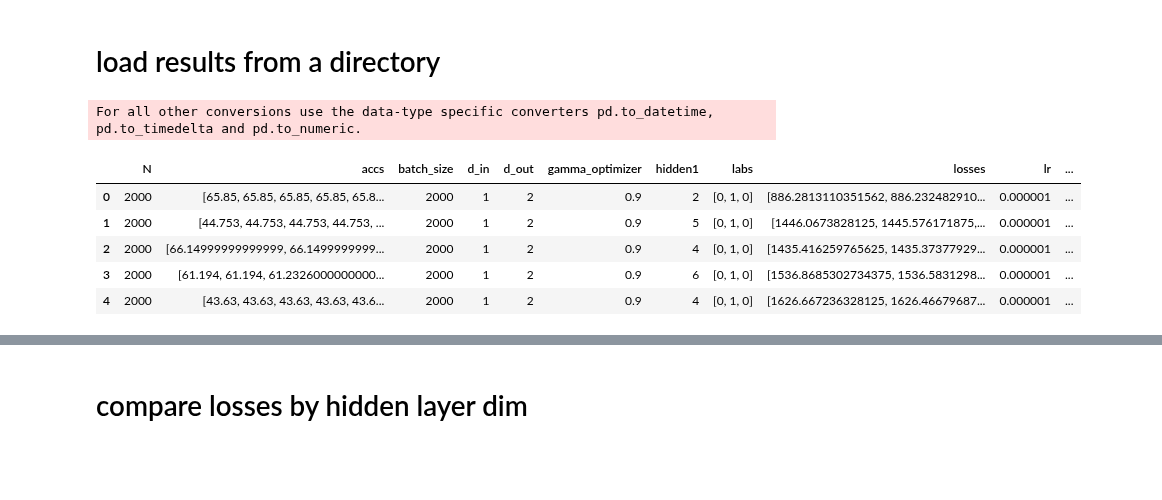
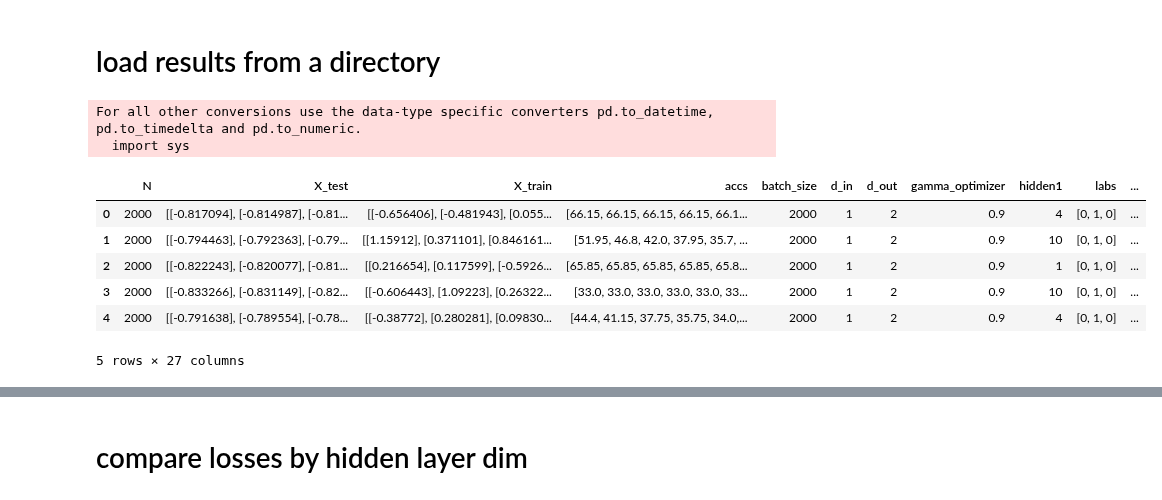
Before and after one commit to csinva/dnn-experiments, a Jupyter notebook: eda/analyze_sweeps.ipynb, the cells around one changed output, grey strips where cells are left out. Cells and saved outputs as stored; diff of their text form; code cells hidden in the pictures; blank space fills up the shorter version.

```diff
--- a/eda/analyze_sweeps.ipynb
+++ b/eda/analyze_sweeps.ipynb
@@ -15,18 +19,20 @@ plt.style.use('dark_background')
 # load results from a directory
 # %%
 out_dir = '/scratch/users/vision/chandan/dl_theory/resweep_seed_and_hidden1' # differs for chandan/raaz
+out_dir = '/accounts/projects/binyu/raaz.rsk/dl/dl_theory/data/small_mean/sweep_seed_and_hidden1'
 
 # pickle load example
 fnames = os.listdir(out_dir)
 results_list = [pd.Series(pkl.load(open(oj(out_dir, fname), "rb"))) for fname in fnames]
 results = pd.concat(results_list, axis=1).T.convert_objects(convert_numeric=True)
 results.head()
-# results.describe()
 # %% [output]
 For all other conversions use the data-type specific converters pd.to_datetime, pd.to_timedelta and pd.to_numeric.
+  import sys
-|  | N | accs | batch_size | d_in | d_out | gamma_optimizer | hidden1 | labs | losses | lr | ... |
-| 0 | 2000 | [65.85, 65.85, 65.85, 65.85, 65.8... | 2000 | 1 | 2 | 0.9 | 2 | [0, 1, 0] | [886.2813110351562, 886.232482910... | 0.000001 | ... |
-| 1 | 2000 | [44.753, 44.753, 44.753, 44.753, ... | 2000 | 1 | 2 | 0.9 | 5 | [0, 1, 0] | [1446.0673828125, 1445.576171875,... | 0.000001 | ... |
-| 2 | 2000 | [66.14999999999999, 66.1499999999... | 2000 | 1 | 2 | 0.9 | 4 | [0, 1, 0] | [1435.416259765625, 1435.37377929... | 0.000001 | ... |
-| 3 | 2000 | [61.194, 61.194, 61.2326000000000... | 2000 | 1 | 2 | 0.9 | 6 | [0, 1, 0] | [1536.8685302734375, 1536.5831298... | 0.000001 | ... |
-| 4 | 2000 | [43.63, 43.63, 43.63, 43.63, 43.6... | 2000 | 1 | 2 | 0.9 | 4 | [0, 1, 0] | [1626.667236328125, 1626.46679687... | 0.000001 | ... |
+|  | N | X_test | X_train | accs | batch_size | d_in | d_out | gamma_optimizer | hidden1 | labs | ... |
+| 0 | 2000 | [[-0.817094], [-0.814987], [-0.81... | [[-0.656406], [-0.481943], [0.055... | [66.15, 66.15, 66.15, 66.15, 66.1... | 2000 | 1 | 2 | 0.9 | 4 | [0, 1, 0] | ... |
+| 1 | 2000 | [[-0.794463], [-0.792363], [-0.79... | [[1.15912], [0.371101], [0.846161... | [51.95, 46.8, 42.0, 37.95, 35.7, ... | 2000 | 1 | 2 | 0.9 | 10 | [0, 1, 0] | ... |
+| 2 | 2000 | [[-0.822243], [-0.820077], [-0.81... | [[0.216654], [0.117599], [-0.5926... | [65.85, 65.85, 65.85, 65.85, 65.8... | 2000 | 1 | 2 | 0.9 | 1 | [0, 1, 0] | ... |
+| 3 | 2000 | [[-0.833266], [-0.831149], [-0.82... | [[-0.606443], [1.09223], [0.26322... | [33.0, 33.0, 33.0, 33.0, 33.0, 33... | 2000 | 1 | 2 | 0.9 | 10 | [0, 1, 0] | ... |
+| 4 | 2000 | [[-0.791638], [-0.789554], [-0.78... | [[-0.38772], [0.280281], [0.09830... | [44.4, 41.15, 37.75, 35.75, 34.0,... | 2000 | 1 | 2 | 0.9 | 4 | [0, 1, 0] | ... |
+5 rows × 27 columns
```
Also changed, not shown: parts of 10 cells of this notebook, 1 other file.
